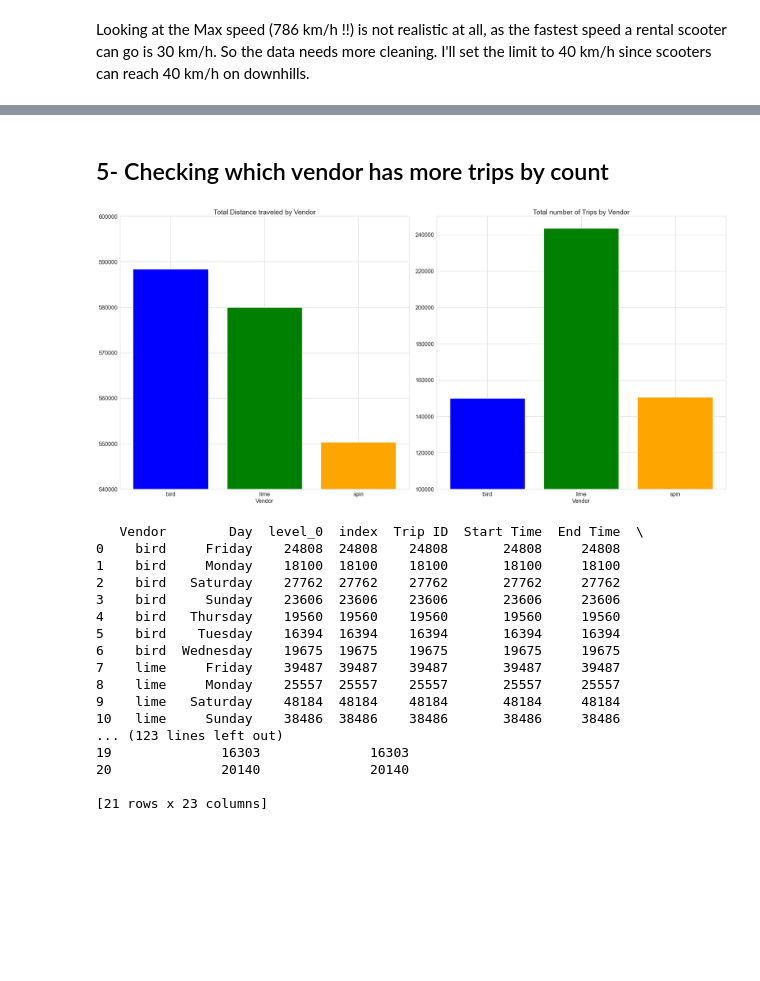
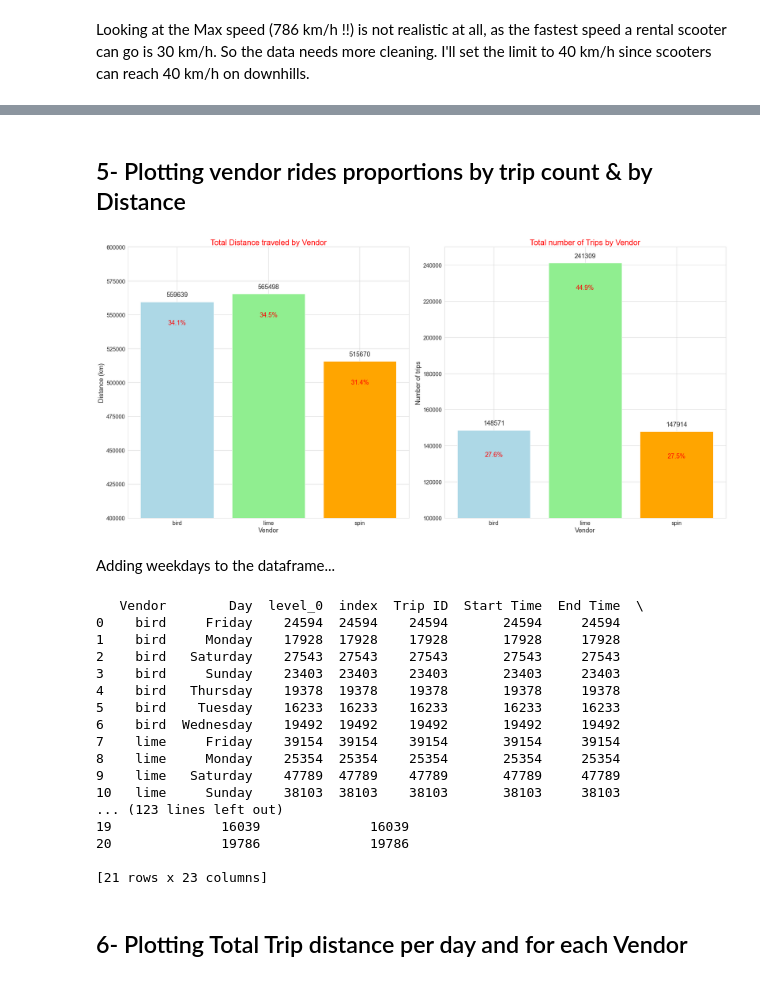
Before and after one commit to omar-alkc/E-scooter-2020, a Jupyter notebook: E-scooter notebook.ipynb, the cells around one changed output, grey strips where cells are left out. Cells and saved outputs as stored; diff of their text form; code cells hidden in the pictures; blank space fills up the shorter version.

```diff
--- a/E-scooter notebook.ipynb
+++ b/E-scooter notebook.ipynb
@@ -131,7 +143,7 @@ It should be cleaned further..So i'll remove trips with less than 90 sec duratio
 # %%
-df = df.drop(df[(df['Trip Duration'] < 90) | (df['Trip Distance'] < 100)].index).reset_index()
+df = df.drop(df[(df['Trip Duration'] < 90) | (df['Trip Distance'] < 100) | (df['Trip Duration (min)'] > 120)].index).reset_index()
 # df= df[df['Trip Duration (min)'] <120].reset_index()
-# df= df.drop((df[df['Trip Duration (min)'] >120])).reset_index()
+# df= df.drop(df[df['Trip Duration (min)'] >120]).reset_index()
 # del df['index'] , df['level_0']
 df[['Trip Duration (min)','Trip Distance (km)','Avg. Speed (km/h)']].describe()
 # %% [output]
@@ -165,27 +177,51 @@ See Full Dataframe in Mito
 # %% [markdown]
-## 5- Checking which vendor has more trips by count
+## 5- Plotting vendor rides proportions by trip count & by Distance
 # %%
 df_by_vendor = df.groupby('Vendor').sum().reset_index()
 df_by_vendor_count = df.groupby('Vendor').count().reset_index()
 df_by_vendor_count.rename(columns={'Trip ID':'Trip'},inplace=True)
 fig,ax = plt.subplots(1,2)
+plt.rcParams["figure.figsize"] = (25,12)
 
 #First plot
-ax[0].bar(df_by_vendor['Vendor'],df_by_vendor['Trip Distance (km)'],color=['blue','g','orange'])
-ax[0].set_ylim(540000,600000)
-ax[0].set_title("Total Distance traveled by Vendor")
-ax[0].set_xlabel('Vendor')
+first = ax[0].bar(df_by_vendor['Vendor'],df_by_vendor['Trip Distance (km)'],color=['lightblue','lightgreen','orange'])
+ax[0].set_ylim(400000,600000)
+ax[0].set_title("Total Distance traveled by Vendor",size=22,c='r')
+ax[0].set_xlabel('Vendor',size=18)
+ax[0].set_ylabel('Distance (km)',size=18)
 
 #second plot
-ax[1].bar(df_by_vendor_count['Vendor'],df_by_vendor_count['Trip'],color=['blue','g','orange'])
-ax[1].set_title("Total number of Trips by Vendor")
+second= ax[1].bar(df_by_vendor_count['Vendor'],df_by_vendor_count['Trip'],color=['lightblue','lightgreen','orange'])
+ax[1].set_title("Total number of Trips by Vendor",size=22,c='r')
 ax[1].set_ylim(100000,250000)
-ax[1].set_xlabel('Vendor')
+ax[1].set_xlabel('Vendor',size=18)
+ax[1].set_ylabel('Number of trips',size=18)
 
+#Annotations
+for bar in ax[0].patches:
+    ax[0].annotate(format((bar.get_height()/df['Trip Distance (km)'].sum())*100 ,'.1f') +'%' ,
+                   (bar.get_x() + bar.get_width() / 2., bar.get_height()),
+                   ha = 'center', va = 'center',
+                   size=18,
+                   xytext = (0, -60),
+                   textcoords = 'offset points',c='r')
+
+for bar in ax[1].patches:
+    ax[1].annotate(format((bar.get_height()/df_by_vendor_count['Trip'].sum())*100 ,'.1f') +'%' ,
+                   (bar.get_x() + bar.get_width() / 2., bar.get_height()),
+                   ha = 'center', va = 'center',
+                   size=18,
+                   xytext = (0, -70),
+                   textcoords = 'offset points',c='r')
+
+ax[0].bar_label(first, padding=10,size=18)
+ax[1].bar_label(second,padding = 10,size=18)
 plt.tight_layout()
 plt.show()
 # %% [output]
-[figure, old version]
+[figure, new version]
+# %% [markdown]
+Adding weekdays to the dataframe...
 # %%
 weekends =[]
 for i in range(0,len(df['Start Time'])):
@@ -198,22 +234,24 @@ df_by_day = df.groupby(['Vendor','Day']).count().reset_index()
 print(df_by_day)
 # %% [output]
    Vendor        Day  level_0  index  Trip ID  Start Time  End Time  \
-0    bird     Friday    24808  24808    24808       24808     24808
-1    bird     Monday    18100  18100    18100       18100     18100
-2    bird   Saturday    27762  27762    27762       27762     27762
-3    bird     Sunday    23606  23606    23606       23606     23606
-4    bird   Thursday    19560  19560    19560       19560     19560
-5    bird    Tuesday    16394  16394    16394       16394     16394
-6    bird  Wednesday    19675  19675    19675       19675     19675
-7    lime     Friday    39487  39487    39487       39487     39487
-8    lime     Monday    25557  25557    25557       25557     25557
-9    lime   Saturday    48184  48184    48184       48184     48184
-10   lime     Sunday    38486  38486    38486       38486     38486
+0    bird     Friday    24594  24594    24594       24594     24594
+1    bird     Monday    17928  17928    17928       17928     17928
+2    bird   Saturday    27543  27543    27543       27543     27543
+3    bird     Sunday    23403  23403    23403       23403     23403
+4    bird   Thursday    19378  19378    19378       19378     19378
+5    bird    Tuesday    16233  16233    16233       16233     16233
+6    bird  Wednesday    19492  19492    19492       19492     19492
+7    lime     Friday    39154  39154    39154       39154     39154
+8    lime     Monday    25354  25354    25354       25354     25354
+9    lime   Saturday    47789  47789    47789       47789     47789
+10   lime     Sunday    38103  38103    38103       38103     38103
 ... (123 lines left out)
-19              16303              16303
-20              20140              20140
+19              16039              16039
+20              19786              19786
 
 [21 rows x 23 columns]
+# %% [markdown]
+## 6- Plotting Total Trip distance per day and for each Vendor
 # %%
 import matplotlib.lines as mlines
 
```
Also changed, not shown: parts of 23 cells of this notebook.
